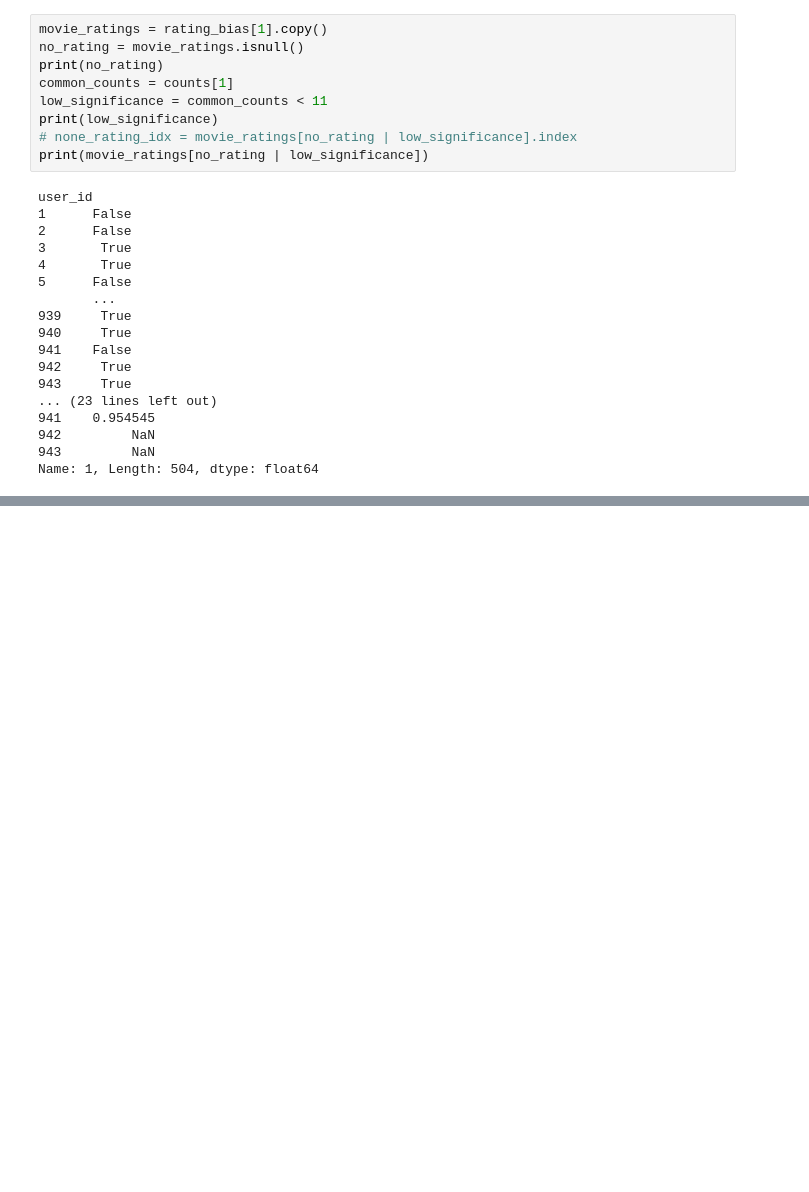
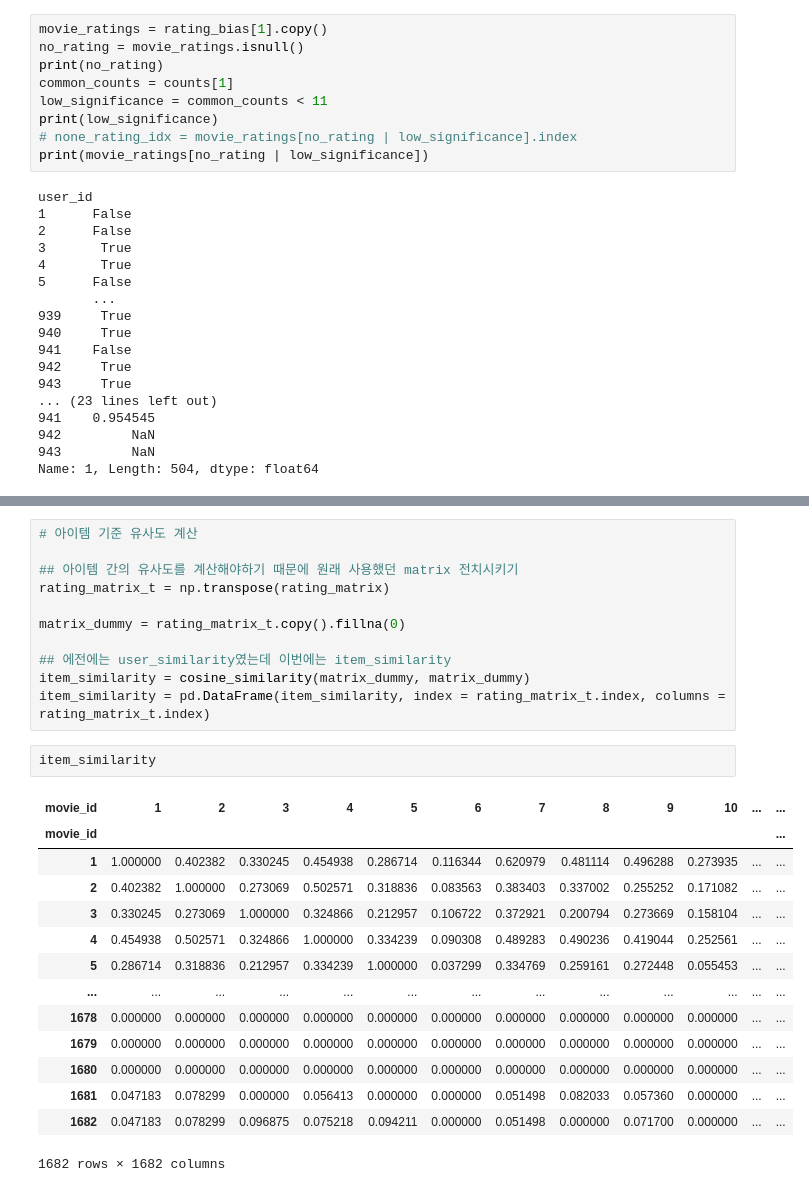
Before and after one commit to yoonsseo/pyhton-recosys, a Jupyter notebook: recoSysCF.ipynb, the cells around one changed output, grey strips where cells are left out. Drawn from its saved outputs; the diff is of its cells as text; blank space fills up the shorter version.

```diff
--- a/recoSysCF.ipynb
+++ b/recoSysCF.ipynb
@@ -873,0 +962,28 @@ Name: 1, Length: 504, dtype: float64
+# %%
+# 아이템 기준 유사도 계산
+
+## 아이템 간의 유사도를 계산해야하기 때문에 원래 사용했던 matrix 전치시키기
+rating_matrix_t = np.transpose(rating_matrix)
+
+matrix_dummy = rating_matrix_t.copy().fillna(0)
+
+## 에전에는 user_similarity였는데 이번에는 item_similarity
+item_similarity = cosine_similarity(matrix_dummy, matrix_dummy)
+item_similarity = pd.DataFrame(item_similarity, index = rating_matrix_t.index, columns = rating_matrix_t.index)
+# %%
+item_similarity
+# %% [output]
+| movie_id | 1 | 2 | 3 | 4 | 5 | 6 | 7 | 8 | 9 | 10 | ... | ... |
+| movie_id |  |  |  |  |  |  |  |  |  |  |  | ... |
+| 1 | 1.000000 | 0.402382 | 0.330245 | 0.454938 | 0.286714 | 0.116344 | 0.620979 | 0.481114 | 0.496288 | 0.273935 | ... | ... |
+| 2 | 0.402382 | 1.000000 | 0.273069 | 0.502571 | 0.318836 | 0.083563 | 0.383403 | 0.337002 | 0.255252 | 0.171082 | ... | ... |
+| 3 | 0.330245 | 0.273069 | 1.000000 | 0.324866 | 0.212957 | 0.106722 | 0.372921 | 0.200794 | 0.273669 | 0.158104 | ... | ... |
+| 4 | 0.454938 | 0.502571 | 0.324866 | 1.000000 | 0.334239 | 0.090308 | 0.489283 | 0.490236 | 0.419044 | 0.252561 | ... | ... |
+| 5 | 0.286714 | 0.318836 | 0.212957 | 0.334239 | 1.000000 | 0.037299 | 0.334769 | 0.259161 | 0.272448 | 0.055453 | ... | ... |
+| ... | ... | ... | ... | ... | ... | ... | ... | ... | ... | ... | ... | ... |
+| 1678 | 0.000000 | 0.000000 | 0.000000 | 0.000000 | 0.000000 | 0.000000 | 0.000000 | 0.000000 | 0.000000 | 0.000000 | ... | ... |
+| 1679 | 0.000000 | 0.000000 | 0.000000 | 0.000000 | 0.000000 | 0.000000 | 0.000000 | 0.000000 | 0.000000 | 0.000000 | ... | ... |
+| 1680 | 0.000000 | 0.000000 | 0.000000 | 0.000000 | 0.000000 | 0.000000 | 0.000000 | 0.000000 | 0.000000 | 0.000000 | ... | ... |
+| 1681 | 0.047183 | 0.078299 | 0.000000 | 0.056413 | 0.000000 | 0.000000 | 0.051498 | 0.082033 | 0.057360 | 0.000000 | ... | ... |
+| 1682 | 0.047183 | 0.078299 | 0.096875 | 0.075218 | 0.094211 | 0.000000 | 0.051498 | 0.000000 | 0.071700 | 0.000000 | ... | ... |
+1682 rows × 1682 columns
```
Also changed, not shown: parts of 4 cells of this notebook.
